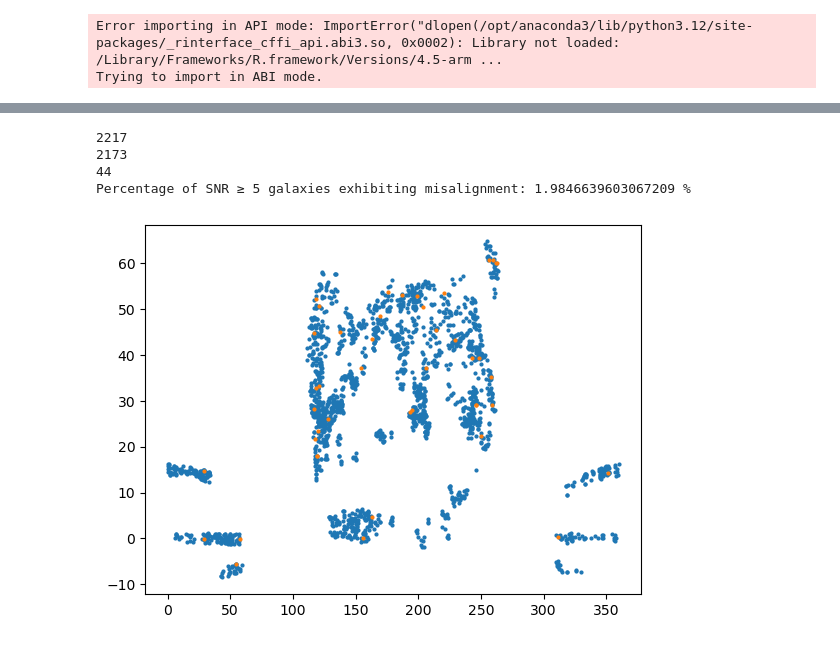
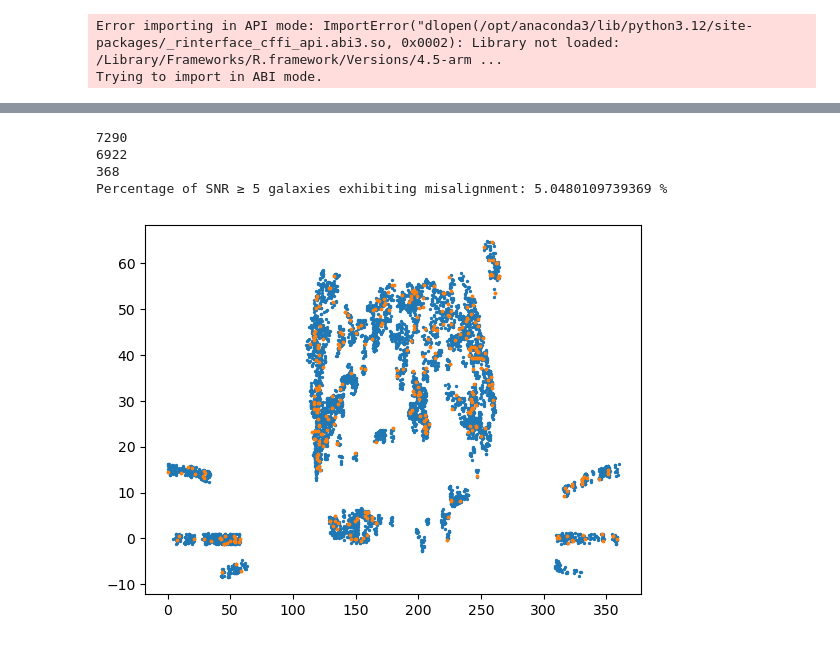
Before and after one commit to harrisonfwest/HI-MaNGA-Research, a Jupyter notebook: S26_Thesis-Code.ipynb, the cells around one changed output, grey strips where cells are left out. Cells and saved outputs as stored; diff of their text form; code cells hidden in the pictures.

```diff
--- a/S26_Thesis-Code.ipynb
+++ b/S26_Thesis-Code.ipynb
@@ -10,7 +10,7 @@ import matplotlib.pyplot as plt
 # %pip install rpy2
 from survival_analysis import setup, ats_fit, kaplan_meier
 
-hdul = fits.open("Data/SNR-ge5-fullmatch.fits")
+hdul = fits.open("Data/HIMaNGADR4Cross_sampgalMA.fits")
 dataTable = Table(hdul[1].data)
 
 Aligned_color = 'tab:blue'
@@ -49,13 +49,13 @@ print(len(mask[mask == True]))
 print(len(mask[mask == False]))
 print(f'Percentage of SNR ≥ 5 galaxies exhibiting misalignment: {100 * len(mask[mask == False]) / len(mask)} %')
 # %% [output]
-2217
-2173
-44
-Percentage of SNR ≥ 5 galaxies exhibiting misalignment: 1.9846639603067209 %
+7290
+6922
+368
+Percentage of SNR ≥ 5 galaxies exhibiting misalignment: 5.0480109739369 %
 # %%
-plt.scatter(dataTable['OBJRA'][mask], dataTable['OBJDEC'][mask], label = 'MA', s = 4)
-plt.scatter(dataTable['OBJRA'][~mask], dataTable['OBJDEC'][~mask], label = 'Aligned', s = 4)
+plt.scatter(dataTable['OBJRA'][mask], dataTable['OBJDEC'][mask], label = 'MA', s = 2)
+plt.scatter(dataTable['OBJRA'][~mask], dataTable['OBJDEC'][~mask], label= 'Aligned', s = 3)
 plt.show()
 # %% [output]
-[figure, old version]
+[figure, new version]
```
Also changed, not shown: parts of 1 cell of this notebook.
